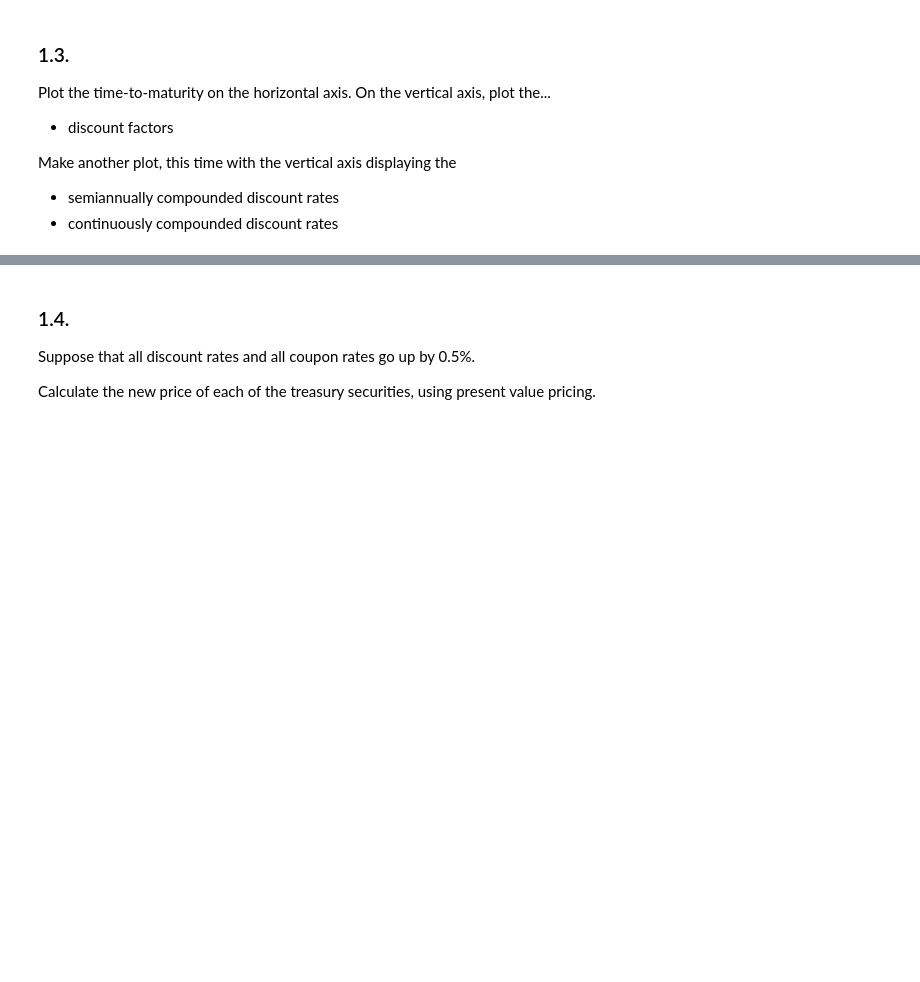
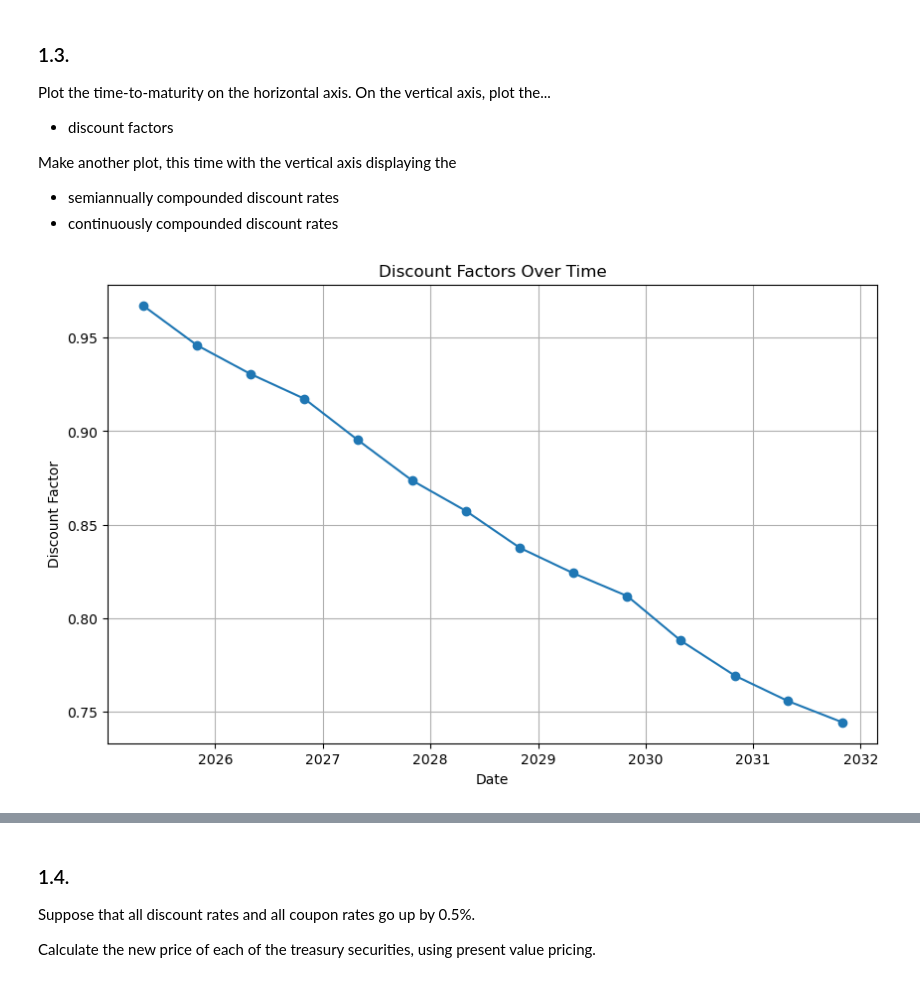
Before and after one commit to ekopen/finm-fixedincome-2025, a Jupyter notebook: homework/Homework 1.ipynb, the cells around one changed output, grey strips where cells are left out. Drawn from its saved outputs; the diff is of its cells as text; code cells hidden in the pictures; blank space fills up the shorter version.

```diff
--- a/homework/Homework 1.ipynb
+++ b/homework/Homework 1.ipynb
@@ -105,3 +104,12 @@ cashflow_matrix
 Estimate the spot discount factors that rationalize the market prices of the treasuries. Do this via solving the linear system
 
 $$\textbf{p} = {\textbf{C}}\, \textbf{z}$$
+# %%
+p = quotes_df['dirty price'].values
+C = cashflow_matrix.values
+
+z, residuals, rank, s = np.linalg.lstsq(C, p, rcond=None)
+# %%
+discount_factors = pd.Series(z, index=cashflow_matrix.columns).sort_index()
+discount_factors = discount_factors[6:] #slicing out data for the past
+discount_factors
@@ -114,3 +138,14 @@ Plot the time-to-maturity on the horizontal axis. On the vertical axis, plot the
 Make another plot, this time with the vertical axis displaying the
 * semiannually compounded discount rates
 * continuously compounded discount rates
+# %%
+plt.figure(figsize=(10, 6))
+plt.plot(discount_factors.index, discount_factors.values, marker='o', linestyle='-')
+
+plt.xlabel('Date')
+plt.ylabel('Discount Factor')
+plt.title('Discount Factors Over Time')
+plt.grid(True)
+plt.show()
+# %% [output]
+[figure, added]
```
Also changed, not shown: parts of 9 cells of this notebook.
